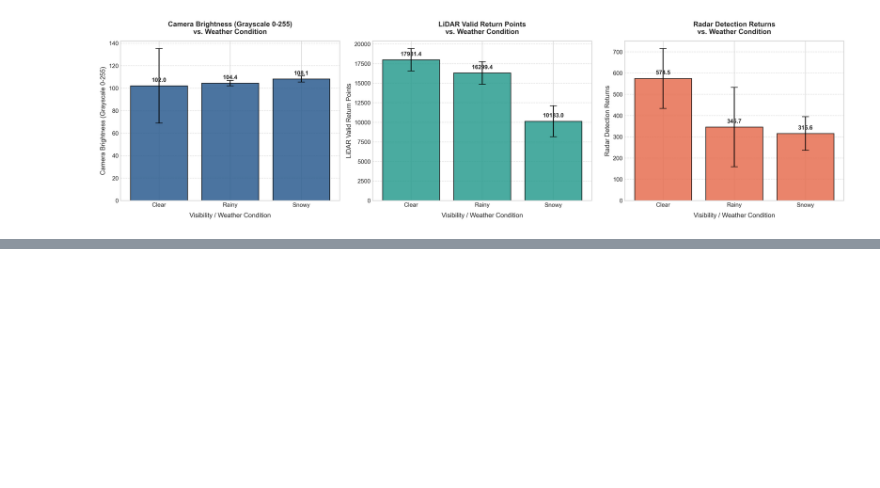
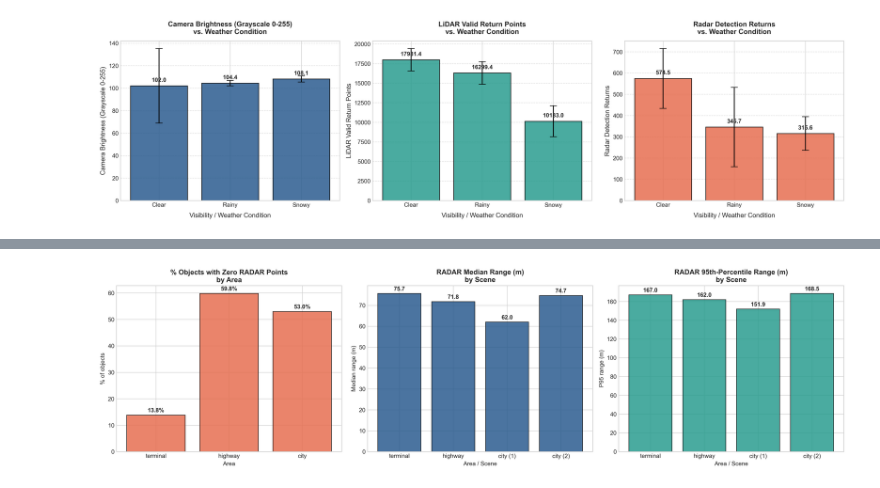
Before and after one commit to lailaamin70/Boeing-RADAR-Autonomous-, a Jupyter notebook: report.ipynb, the cells around one changed output, grey strips where cells are left out. Cells and saved outputs as stored; diff of their text form; code cells hidden in the pictures; blank space fills up the shorter version.

Commit message:
Add Different Areas analysis: point count, range, and zero-RADAR detection by area

```diff
--- a/report.ipynb
+++ b/report.ipynb
@@ -80,0 +83,7 @@ Academic figure successfully generated and saved to: sensor_degradation_comparis
+# %%
+from truckscenes import TruckScenes
+
+trucksc = TruckScenes(version=VERSION, dataroot=DATAROOT, verbose=False)
+
+for scene in trucksc.scene:
+    print(scene['name'], '|', scene['description'])
@@ -80,0 +225,59 @@ Academic figure successfully generated and saved to: sensor_degradation_comparis
+# %%
+import matplotlib.pyplot as plt
+
+plt.style.use('seaborn-v0_8-whitegrid' if 'seaborn-v0_8-whitegrid' in plt.style.available else 'default')
+fig, axes = plt.subplots(1, 3, figsize=(18, 5), dpi=300)
+
+area_order = ['terminal', 'highway', 'city']
+
+# Chart 1: % objects with 0 radar points per area
+zero_radar_plot = zero_radar_summary.reindex(area_order)
+ax = axes[0]
+bars = ax.bar(area_order, zero_radar_plot['pct_zero_radar'], color='#e76f51', alpha=0.85, edgecolor='black')
+for bar in bars:
+    h = bar.get_height()
+    ax.annotate(f'{h:.1f}%', xy=(bar.get_x()+bar.get_width()/2, h), xytext=(0,5),
+                textcoords="offset points", ha='center', fontsize=10, fontweight='bold')
+ax.set_title('% Objects with Zero RADAR Points\nby Area', fontsize=12, fontweight='bold')
+ax.set_ylabel('% of objects')
+ax.set_xlabel('Area')
+
+plot_df = clear_scenes_full.copy()
+plot_df['area_cat'] = pd.Categorical(plot_df['area'], categories=area_order, ordered=True)
+plot_df = plot_df.sort_values('area_cat').reset_index(drop=True)
+
+counts = {}
+labels = []
+area_list = list(plot_df['area'])
+for a in area_list:
+    counts[a] = counts.get(a, 0) + 1
+    labels.append(a if area_list.count(a) == 1 else f"{a} ({counts[a]})")
+plot_df['bar_label'] = labels
+
+# Chart 2: RADAR median range per scene
+ax = axes[1]
+bars = ax.bar(plot_df['bar_label'], plot_df['radar_median_range'], color='#2b5c8f', alpha=0.85, edgecolor='black')
+for bar in bars:
+    h = bar.get_height()
+    ax.annotate(f'{h:.1f}', xy=(bar.get_x()+bar.get_width()/2, h), xytext=(0,5),
+                textcoords="offset points", ha='center', fontsize=10, fontweight='bold')
+ax.set_title('RADAR Median Range (m)\nby Scene', fontsize=12, fontweight='bold')
+ax.set_ylabel('Median range (m)')
+ax.set_xlabel('Area / Scene')
+
+# Chart 3: RADAR p95 range per scene
+ax = axes[2]
+bars = ax.bar(plot_df['bar_label'], plot_df['radar_p95_range'], color='#2a9d8f', alpha=0.85, edgecolor='black')
+for bar in bars:
+    h = bar.get_height()
+    ax.annotate(f'{h:.1f}', xy=(bar.get_x()+bar.get_width()/2, h), xytext=(0,5),
+                textcoords="offset points", ha='center', fontsize=10, fontweight='bold')
+ax.set_title('RADAR 95th-Percentile Range (m)\nby Scene', fontsize=12, fontweight='bold')
+ax.set_ylabel('P95 range (m)')
+ax.set_xlabel('Area / Scene')
+
+plt.tight_layout()
+plt.savefig('different_areas_radar_metrics.png', dpi=300, bbox_inches='tight')
+plt.show()
+# %% [output]
+[figure, added]
```
Also changed, not shown: parts of 6 cells of this notebook.
